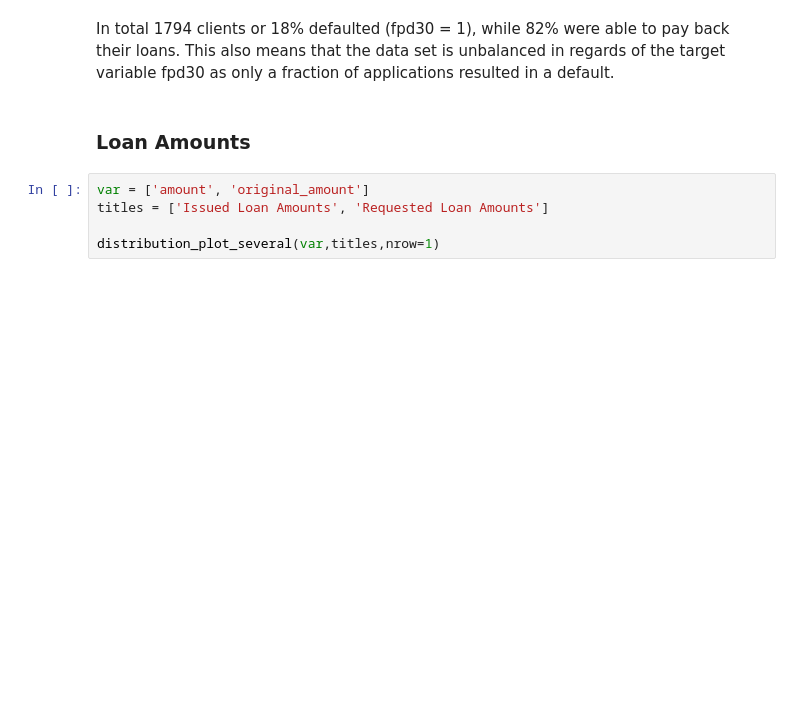
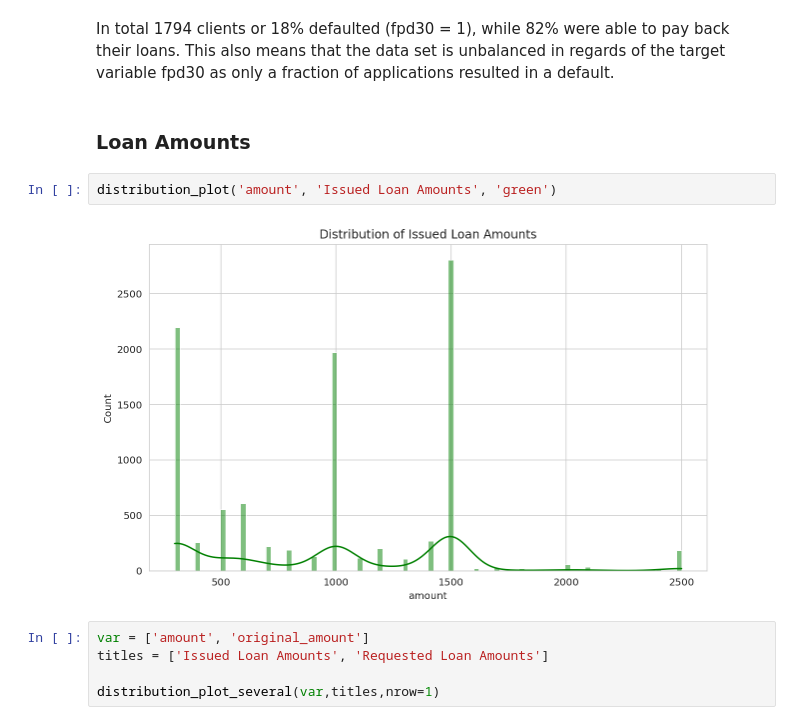
Before and after one commit to ArtisVansovics/loan_data_analysis, a Jupyter notebook: loan_data_analysis.ipynb, the cells around one changed output. Drawn from its saved outputs; the diff is of its cells as text; blank space fills up the shorter version.

```diff
--- a/loan_data_analysis.ipynb
+++ b/loan_data_analysis.ipynb
@@ -185,6 +185,10 @@ plt.show()
 In total 1794 clients or 18% defaulted (fpd30 = 1), while 82% were able to pay back their loans. This also means that the data set is unbalanced in regards of the target variable fpd30 as only a fraction of applications resulted in a default.
 # %% [markdown]
 ### Loan Amounts
+# %%
+distribution_plot('amount', 'Issued Loan Amounts', 'green')
+# %% [output]
+[figure, added]
 # %%
 var = ['amount', 'original_amount']
 titles = ['Issued Loan Amounts', 'Requested Loan Amounts']
```
Also changed, not shown: parts of 32 cells of this notebook.
